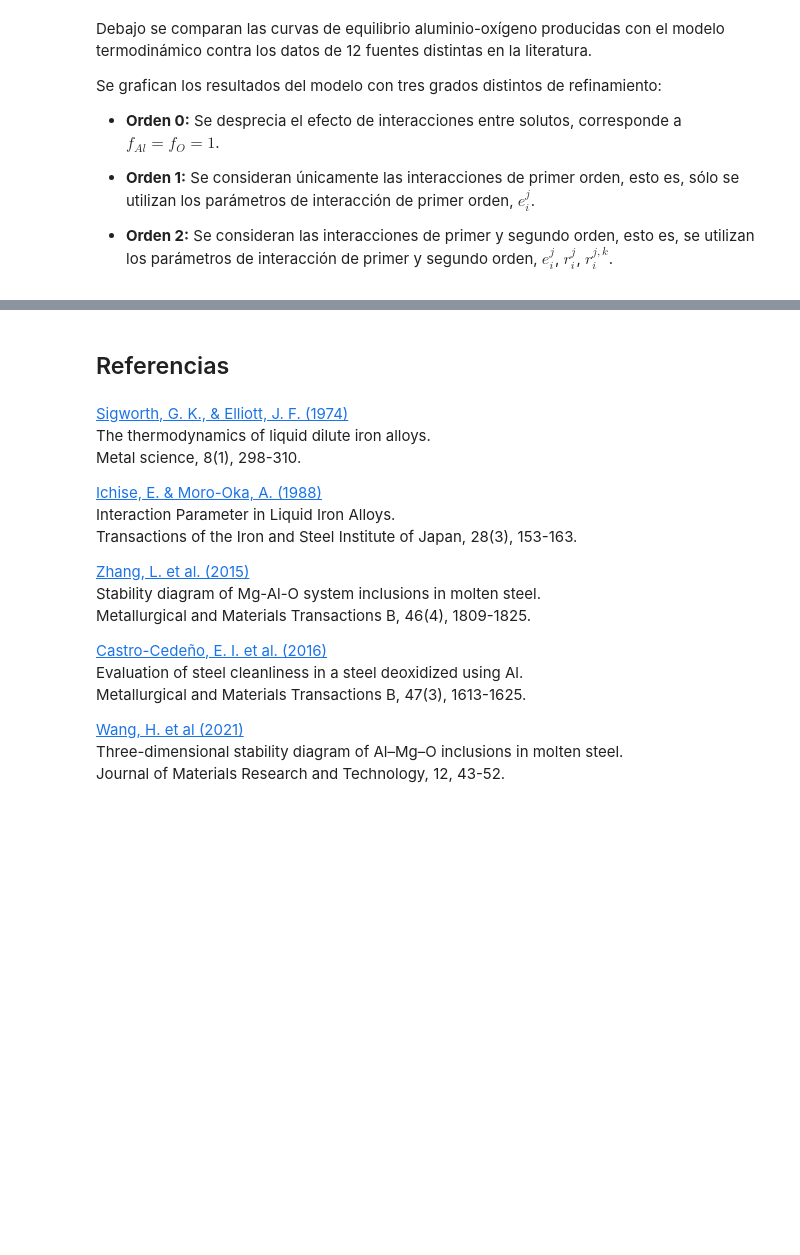
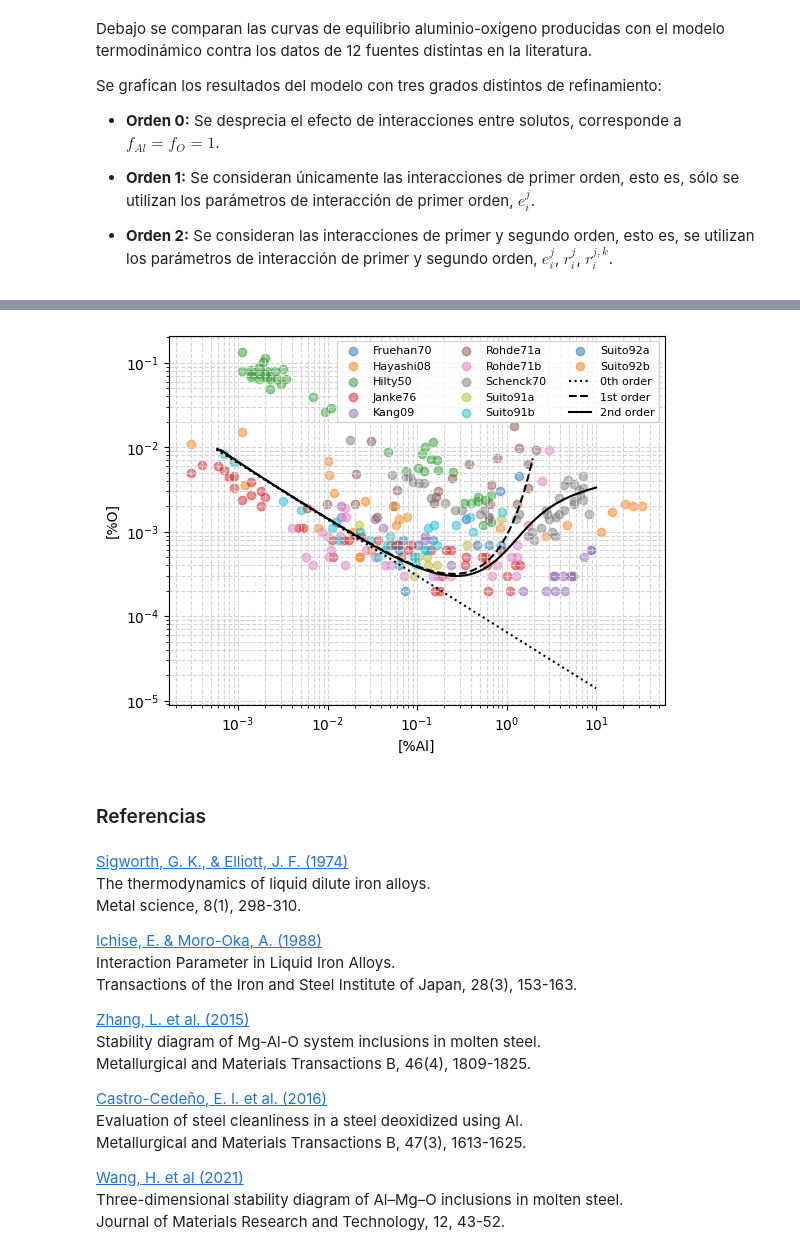
Before and after one commit to eicastroc/steelDeoxDesulf101, a Jupyter notebook: DeoxJNB_es.ipynb, the cells around one changed output, grey strips where cells are left out. Drawn from its saved outputs; the diff is of its cells as text; code cells hidden in the pictures; blank space fills up the shorter version.

Commit message:
Add files via upload
Update to Deox, plots made only with matplotlib instead of plotly

```diff
--- a/DeoxJNB_es.ipynb
+++ b/DeoxJNB_es.ipynb
@@ -251,9 +249,9 @@ En toda aplicación, siempre es buena práctica comparar los resultados de cualq
 Debajo se utilizan fuciones delibrería la librería `pandas` para leer un archivo que contiene datos experimentales de equilibrio aluminio-oxígeno en baños de acero tomados de 12 fuentes diferentes en la literatura.
 # %%
 # Experimental data
-AlO = pd.read_excel('datasets/experimental_datasets.xlsx', sheet_name='AlO')
-AlO = AlO.round({'pctAl':4, 'pctO':4})
-AlO.head()
+df = pd.read_excel('datasets/experimental_datasets.xlsx', sheet_name='AlO')
+df = df.round({'pctAl':4, 'pctO':4})
+df.head()
 # %% [output]
 |  | Source | pctAl | pctO |
 | 0 | Fruehan70 | 1.3937 | 0.0046 |
@@ -310,5 +274,41 @@ fig.show()
+# %%
+# Plot using pandas and matplotlib:
+T = 1873                            # Temperature, K
+pcts = np.logspace(-4, 1, 100)      # Al content range, [%Al]
+aAl2O3 = 1                          # Al2O3 activity
+
+fig = plt.figure()
+ax = fig.add_subplot(111)
+
+# Plot experimental data
+refs = df['Source'].unique()
+for ref in refs:
+    _df = df[(df['Source'] == ref)]
+    ax.scatter(_df['pctAl'], _df['pctO'], marker='o', alpha=0.5, label=ref)
+
+# Plot model results
+orders = [0, 1, 2]
+colors = [':', '--', '-']
+labels = ['0th order', '1st order', '2nd order']
+for order, color, label in zip(orders, colors, labels):
+    pctM, pctO = data_deox(Al_O_eqs, T, pcts, aAl2O3, x0=1e-8, order=order, bound=1e-2)
+    ax.plot(pctM, pctO, ls=color, color='k', label=label)
+
+# Make the plot pretty
+ax.set_xlabel('[%Al]')
+ax.set_ylabel('[%O]')
+
+ax.set_xscale('log')
+ax.set_yscale('log')
+
+ax.grid(which='both', ls='--', color='lightgray')
+
+ax.legend(loc='upper right', ncols=3, fontsize=8)
+plt.show()
+# %% [output]
+[figure, added]
 # %% [markdown]
-## Referencias
+### Referencias
 # %% [markdown]
 
 [Sigworth, G. K., & Elliott, J. F. (1974)](https://www.researchgate.net/publication/233686082_The_Thermodynamics_of_Liquid_Dilute_Iron_Alloys)
```
Also changed, not shown: parts of 2 cells of this notebook.
